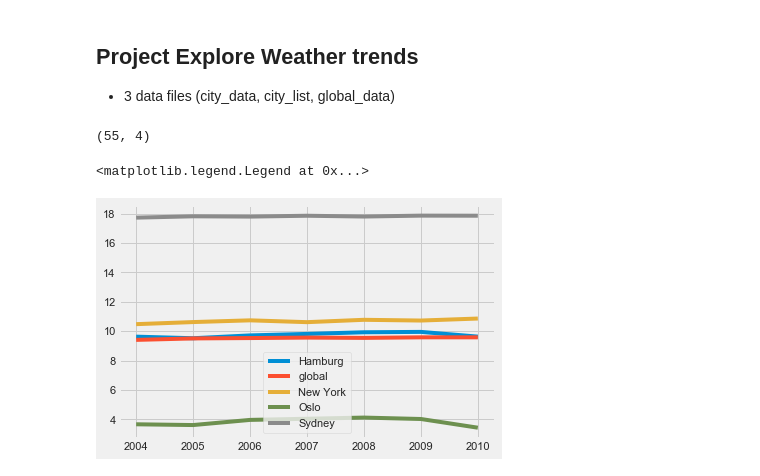
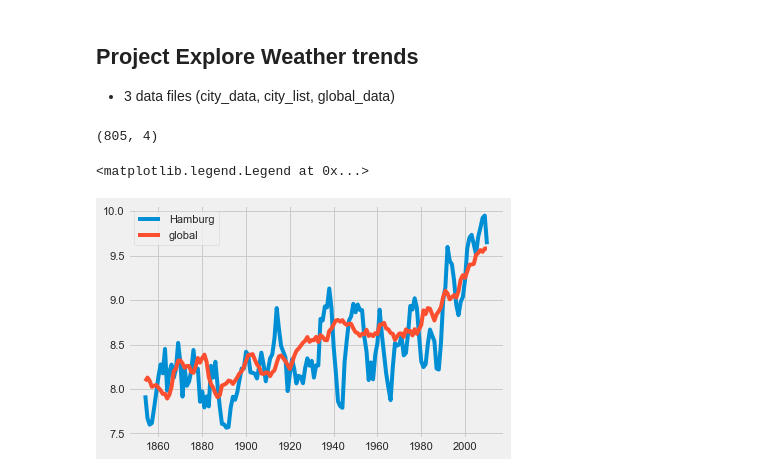
Before and after one commit to normannexo/jupyter_data_science, a Jupyter notebook: Weather trends.ipynb, the cells around one changed output. Drawn from its saved outputs; the diff is of its cells as text; code cells hidden in the pictures.

```diff
--- a/Weather trends.ipynb
+++ b/Weather trends.ipynb
@@ -19,21 +19,21 @@ df_global['city'] = 'global'
 df_global['country'] = 'World'
 df_all = pd.concat([df_global, df_cities], sort=True)
 # %%
-df_all = df_all[df_all['city'].isin(['global', 'Hamburg', 'New York', 'Oslo', 'Sydney']) & ((df_all['year']>=2000) & (df_all['year'] <=2010))]
+df_all = df_all[df_all['city'].isin(['global', 'Hamburg', 'New York', 'Oslo', 'Sydney']) & ((df_all['year']>=1850) & (df_all['year'] <=2010))]
 df_all.dropna(how='all')
 df_all.isna().sum()
 df_all.shape
 # %% [output]
-(55, 4)
+(805, 4)
 # %%
 df_all.set_index(['city', 'year'], inplace=True)
 # %%
 x = df_all.index.levels[1]
 # %%
 fig, ax_lst = plt.subplots(1,1)
-for city in ['Hamburg', 'global', 'New York', 'Oslo','Sydney']:
+for city in ['Hamburg', 'global']:
     ax_lst.plot(x, df_all.loc[city,'avg_temp'].rolling(5).mean(), label=city)
 ax_lst.legend()
 # %% [output]
 <matplotlib.legend.Legend at 0x...>
-[figure, old version]
+[figure, new version]
```
Also changed, not shown: 1 other file.
